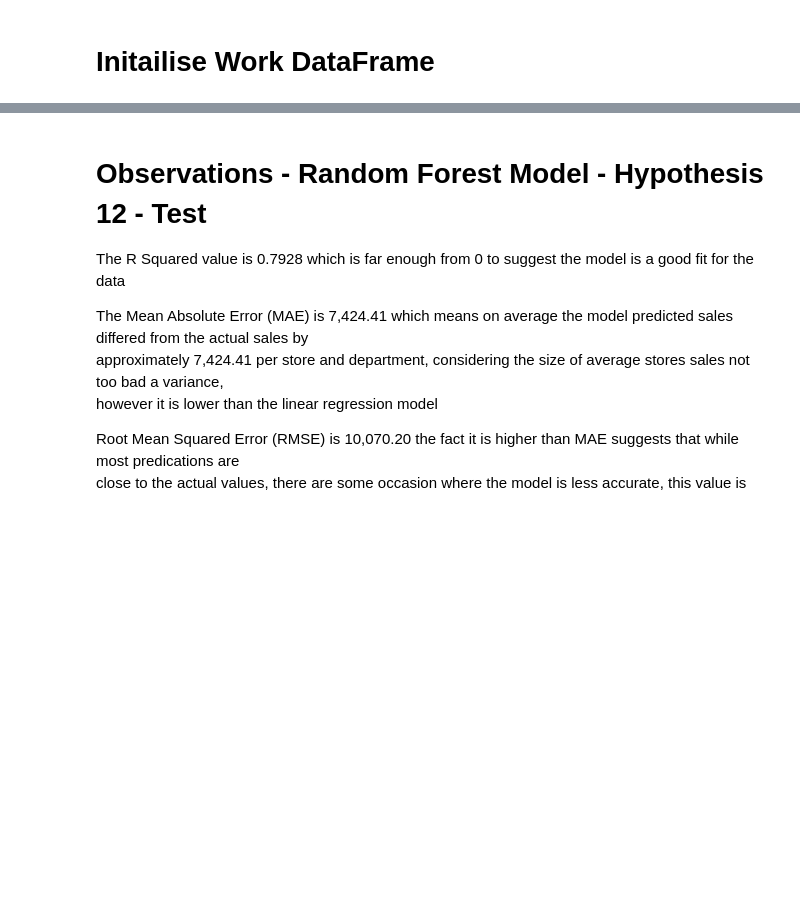
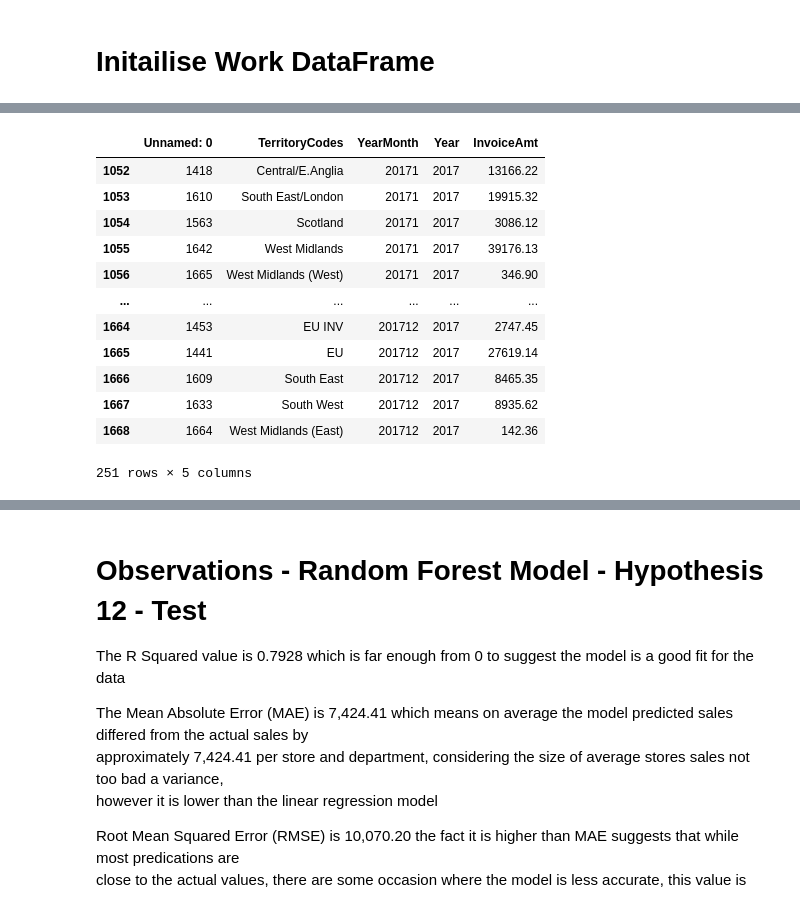
Before and after one commit to RogerWilliams2026/Project3-SalesAnalysis, a Jupyter notebook: jupyter_notebooks/Notebook_ML.ipynb, the cells around one changed output, grey strips where cells are left out. Drawn from its saved outputs; the diff is of its cells as text; code cells hidden in the pictures; blank space fills up the shorter version.

```diff
--- a/jupyter_notebooks/Notebook_ML.ipynb
+++ b/jupyter_notebooks/Notebook_ML.ipynb
@@ -671,0 +1140,18 @@ Plot Saved To: reports/images/linear_regression_hypothesis12_test_forecast.png
+# %%
+#existing data for 2016/2017
+dfSalesDataML_Work = dfSalesDataML_GroupedByTerritory[dfSalesDataML_GroupedByTerritory["Year"] == 2017] #.between(intPreviousYear, intYear)]
+dfSalesDataML_Work
+# %% [output]
+|  | Unnamed: 0 | TerritoryCodes | YearMonth | Year | InvoiceAmt |
+| 1052 | 1418 | Central/E.Anglia | 20171 | 2017 | 13166.22 |
+| 1053 | 1610 | South East/London | 20171 | 2017 | 19915.32 |
+| 1054 | 1563 | Scotland | 20171 | 2017 | 3086.12 |
+| 1055 | 1642 | West Midlands | 20171 | 2017 | 39176.13 |
+| 1056 | 1665 | West Midlands (West) | 20171 | 2017 | 346.90 |
+| ... | ... | ... | ... | ... | ... |
+| 1664 | 1453 | EU INV | 201712 | 2017 | 2747.45 |
+| 1665 | 1441 | EU | 201712 | 2017 | 27619.14 |
+| 1666 | 1609 | South East | 201712 | 2017 | 8465.35 |
+| 1667 | 1633 | South West | 201712 | 2017 | 8935.62 |
+| 1668 | 1664 | West Midlands (East) | 201712 | 2017 | 142.36 |
+251 rows × 5 columns
```
Also changed, not shown: parts of 23 cells of this notebook, 9 other files.
